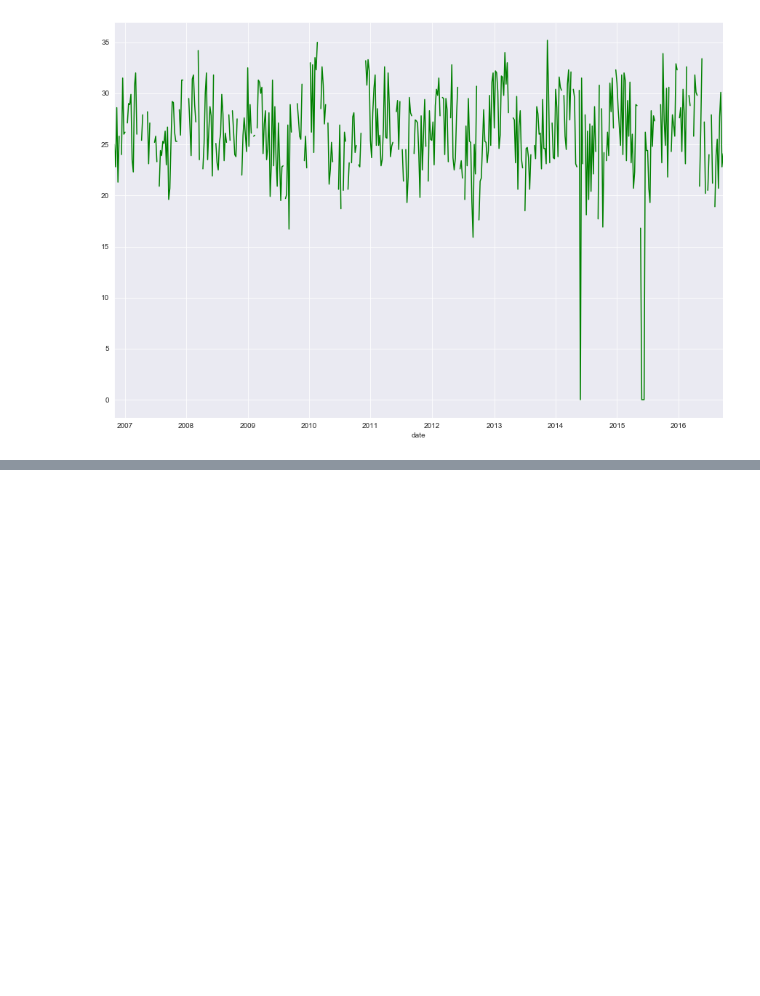
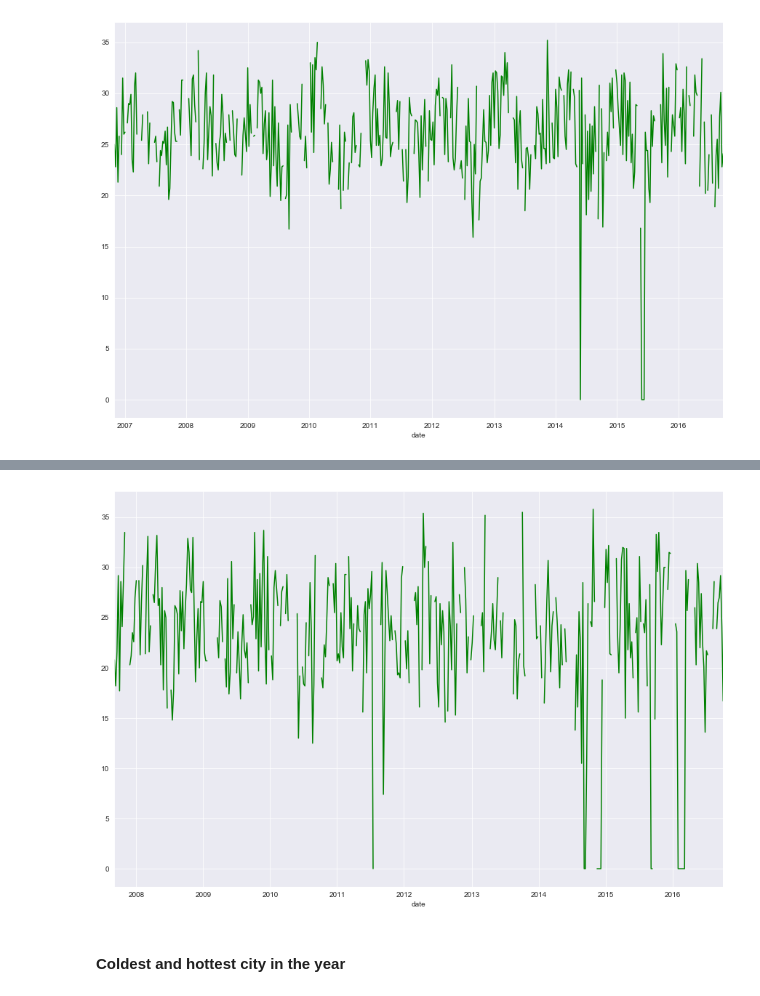
Before and after one commit to ducnguyen4993/Hourly-Weather-Surface---Brazil-Southeast-region-Data-Analysis, a Jupyter notebook: weather data analysis.ipynb, the cells around one changed output, grey strips where cells are left out. Saved outputs shown, nothing was run; the diff lists cells and outputs as text; code cells hidden in the pictures; blank space fills up the shorter version.

Commit message:
temp edit

```diff
--- a/weather data analysis.ipynb
+++ b/weather data analysis.ipynb
@@ -629,3 +629,6 @@ date
 
 [945 rows x 4 columns]
 [figure]
+# %%
+temp_analysis('Águas Vermelhas')
+# %% [output]
@@ -631,0 +651,3 @@ date
+[figure, added]
+# %% [markdown]
+#### Coldest and hottest city in the year
```
Also changed, not shown: parts of 8 cells of this notebook.
